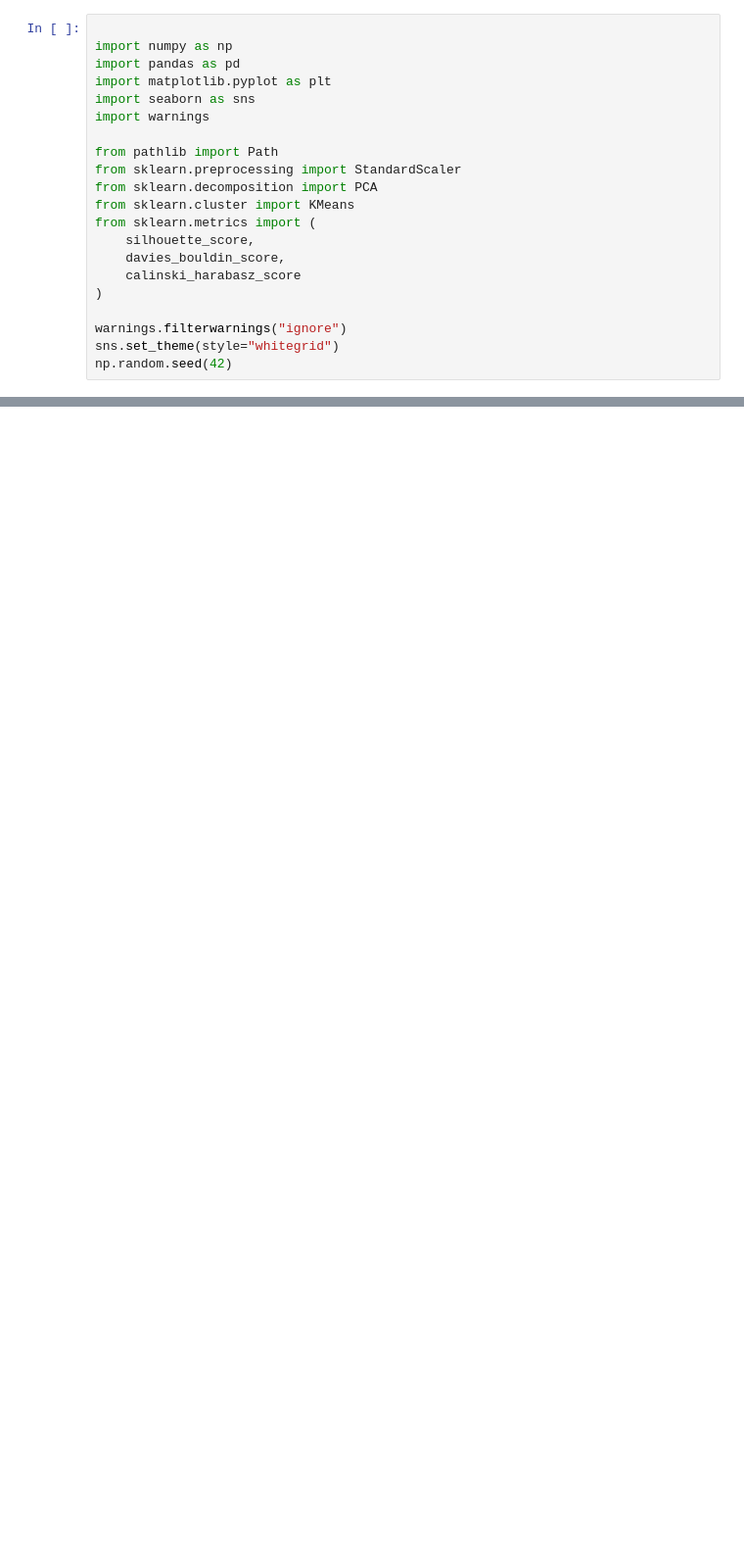
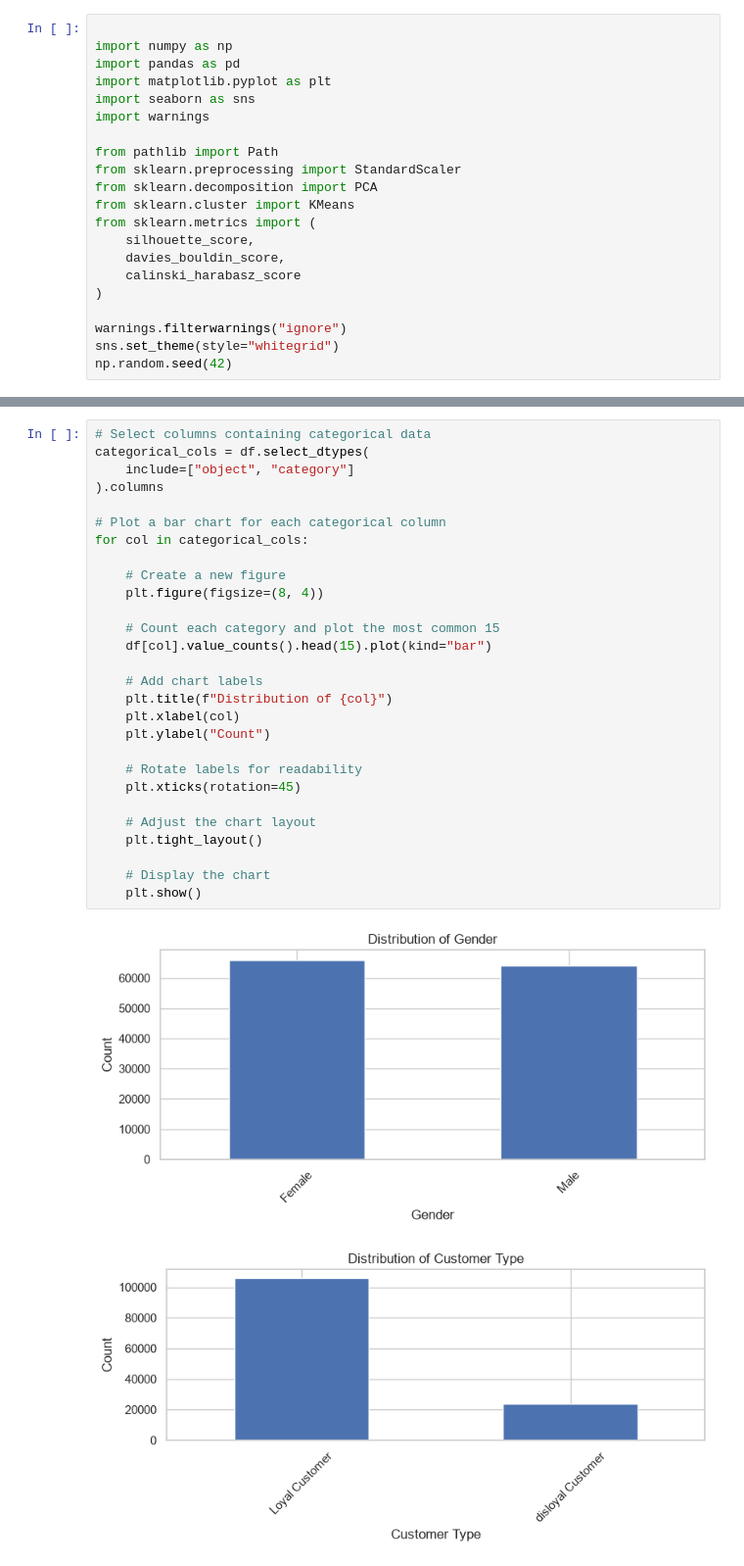
Before and after one commit to Meghana-PV/ml_caseStudy, a Jupyter notebook: notebooks/clustering.ipynb, the cells around one changed output, grey strips where cells are left out. Shown at 98% size. Drawn from its saved outputs; the diff is of its cells as text; blank space fills up the shorter version.

```diff
--- a/notebooks/clustering.ipynb
+++ b/notebooks/clustering.ipynb
@@ -49,0 +140,31 @@ NameError: name 'train' is not defined
+# %%
+# Select columns containing categorical data
+categorical_cols = df.select_dtypes(
+    include=["object", "category"]
+).columns
+
+# Plot a bar chart for each categorical column
+for col in categorical_cols:
+
+    # Create a new figure
+    plt.figure(figsize=(8, 4))
+
+    # Count each category and plot the most common 15
+    df[col].value_counts().head(15).plot(kind="bar")
+
+    # Add chart labels
+    plt.title(f"Distribution of {col}")
+    plt.xlabel(col)
+    plt.ylabel("Count")
+
+    # Rotate labels for readability
+    plt.xticks(rotation=45)
+
+    # Adjust the chart layout
+    plt.tight_layout()
+
+    # Display the chart
+    plt.show()
+# %% [output]
+[figure, added]
+[figure, added]
```
Also changed, not shown: parts of 4 cells of this notebook.
